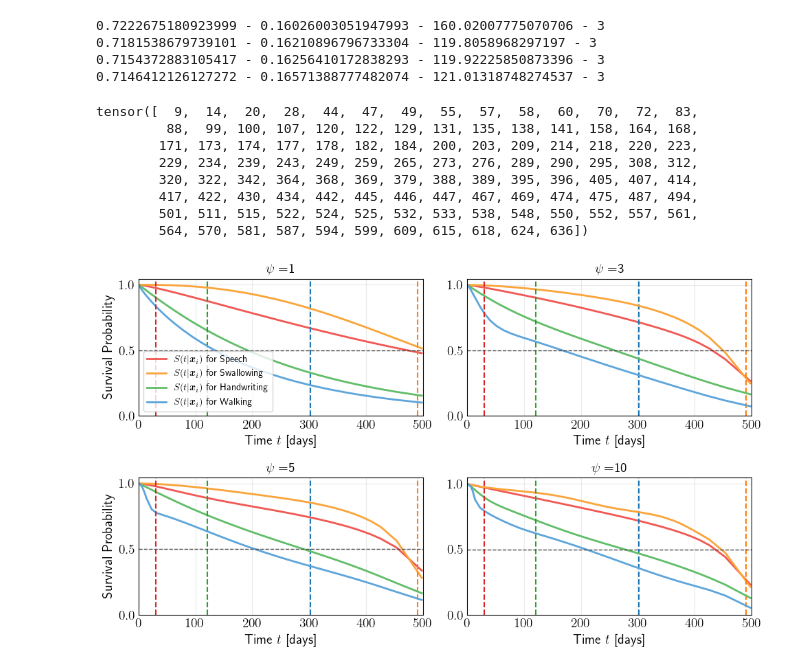
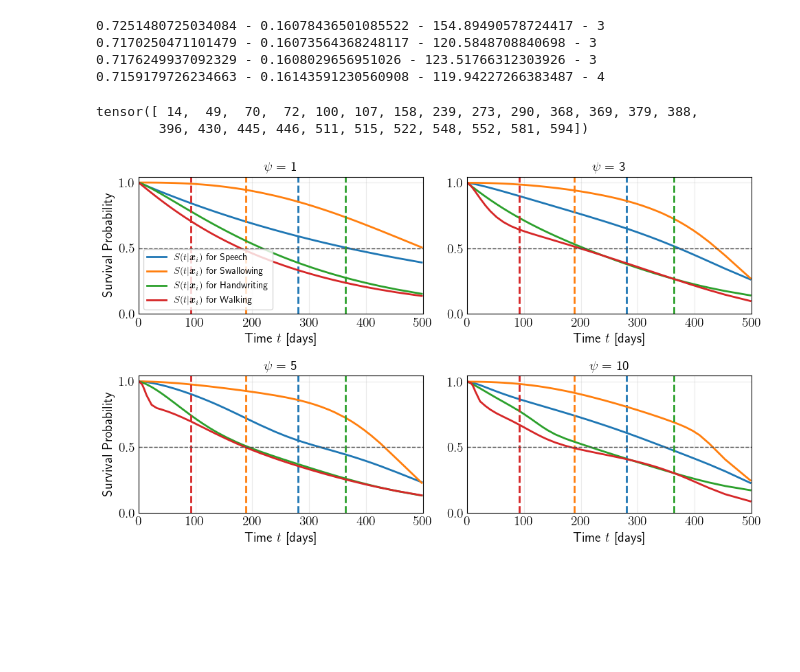
Before and after one commit to thecml/mensa, a Jupyter notebook: notebooks/plot_isd_mixtures.ipynb, the cells around one changed output. Cells and saved outputs as stored; diff of their text form; code cells hidden in the pictures; blank space fills up the shorter version.

```diff
--- a/notebooks/plot_isd_mixtures.ipynb
+++ b/notebooks/plot_isd_mixtures.ipynb
@@ -27,7 +27,7 @@ dtype = torch.float64
 torch.set_default_dtype(dtype)
 
 # Setup device
-device = torch.device('cuda' if torch.cuda.is_available() else 'cpu')
+device = torch.device('cpu')
 
 # Load data
 dl = get_data_loader("proact_me")
@@ -68,6 +68,7 @@ trained_models = []
 for n_dists in [1, 3, 5, 10]:
     path = Path.joinpath(cfg.MODELS_DIR, f"mensa_proact_me_{n_dists}_dists.pkl")
     model = joblib.load(path)
+    model.model.to(device)
     trained_models.append(model)
 # %%
 trained_model_preds = []
@@ -110,20 +111,16 @@ for trained_model in trained_models:
 
     print(f"{np.mean(ci)} - {np.mean(ibs)} - {np.mean(mae)} - {d_calib}")
 # %% [output]
-0.7222675180923999 - 0.16026003051947993 - 160.02007775070706 - 3
-0.7181538679739101 - 0.16210896796733304 - 119.8058968297197 - 3
-0.7154372883105417 - 0.16256410172838293 - 119.92225850873396 - 3
-0.7146412126127272 - 0.16571388777482074 - 121.01318748274537 - 3
+0.7251480725034084 - 0.16078436501085522 - 154.89490578724417 - 3
+0.7170250471101479 - 0.16073564368248117 - 120.5848708840698 - 3
+0.7176249937092329 - 0.1608029656951026 - 123.51766312303926 - 3
+0.7159179726234663 - 0.16143591230560908 - 119.94227266383487 - 4
 # %%
 target_row = torch.tensor([1, 1, 1, 1])
 matches = (test_dict['E'] == target_row).all(dim=1)
-torch.where(matches)[0]
+valid_times = torch.tensor([len(torch.unique(row)) == row.size(0) for row in test_dict['T']])
+valid_indices = torch.where(matches & valid_times)[0]
+valid_indices
 # %% [output]
-tensor([  9,  14,  20,  28,  44,  47,  49,  55,  57,  58,  60,  70,  72,  83,
-         88,  99, 100, 107, 120, 122, 129, 131, 135, 138, 141, 158, 164, 168,
-        171, 173, 174, 177, 178, 182, 184, 200, 203, 209, 214, 218, 220, 223,
-        229, 234, 239, 243, 249, 259, 265, 273, 276, 289, 290, 295, 308, 312,
-        320, 322, 342, 364, 368, 369, 379, 388, 389, 395, 396, 405, 407, 414,
-        417, 422, 430, 434, 442, 445, 446, 447, 467, 469, 474, 475, 487, 494,
-        501, 511, 515, 522, 524, 525, 532, 533, 538, 548, 550, 552, 557, 561,
-        564, 570, 581, 587, 594, 599, 609, 615, 618, 624, 636])
+tensor([ 14,  49,  70,  72, 100, 107, 158, 239, 273, 290, 368, 369, 379, 388,
+        396, 430, 445, 446, 511, 515, 522, 548, 552, 581, 594])
@@ -141,12 +141,12 @@ axes = axes.flatten()  # Flatten axes for easy indexing
 event_names = ['Speech', 'Swallowing', 'Handwriting', 'Walking']
 psi_values = {0: 1, 1: 3, 2: 5, 3:10}
 
-sample_idx = 100
+sample_idx = 49
 for i, trained_model_pred in enumerate(trained_model_preds):
     ax = axes[i]  # Select the appropriate subplot for this model
 
     # Add title
-    ax.set_title(r"$\psi= $" + f"{psi_values[i]}")
+    ax.set_title(r"$\psi = $" + f" {psi_values[i]}")
 
     # Get actual/predicted survival times for each model
     event_pred_outputs = []
@@ -185,32 +185,32 @@ for i, trained_model_pred in enumerate(trained_model_preds):
             # Store the vertical line handle and label separately
             vertical_line_handles.append(vline)
 
     # Add a horizontal dashed line at y=0.5
     ax.axhline(y=0.5, linestyle="dashed", linewidth=1, color="#4D4D4D")
 
     # Add labels and grid
     if i % 2 == 0:  # Add \( y \)-label only for the first column
         ax.set_ylabel("Survival Probability")
     ax.set_xlabel("Time $t$ [days]")
     ax.set_xlim((0, 500))
     ax.grid(True, alpha=0.25)
 
     # Set custom y-ticks to 1, 0.5, and 0
     ax.set_yticks([1, 0.5, 0])
 
     ax.tick_params(axis='y', which='both', length=0)
     ax.tick_params(axis='x', which='both', length=0)
 
     if i == 0:  # Add the legend only for the first subplot
         ax.legend(fontsize=10)
 
 # Adjust layout
 plt.tight_layout()
 
-# Save the plot (optional)
+# Save the plot (optional)<
 plt.savefig(f"{cfg.PLOTS_DIR}/proact_isd_mixtures.pdf", format='pdf', bbox_inches='tight')
 
 # Show the plot
 plt.show()
 # %% [output]
-[figure, old version]
+[figure, new version]
```
Also changed, not shown: parts of 1 cell of this notebook, 4 other files.
